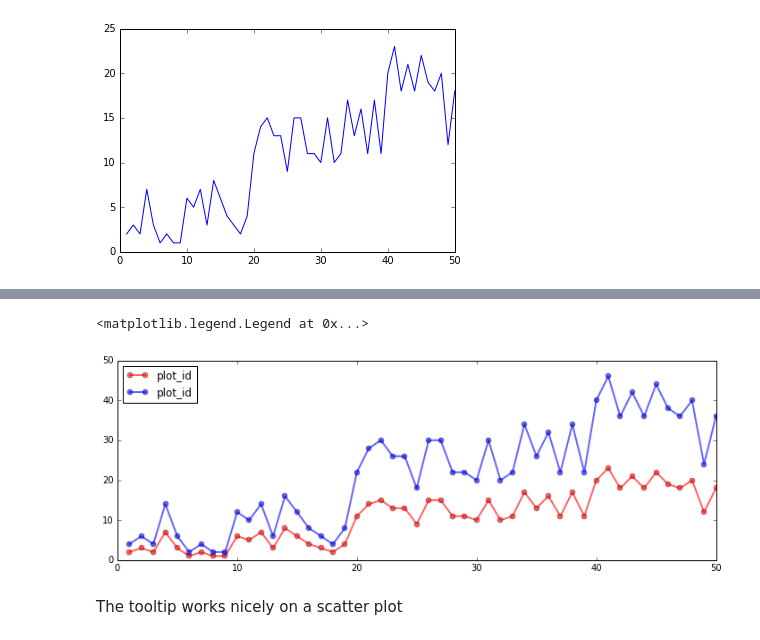
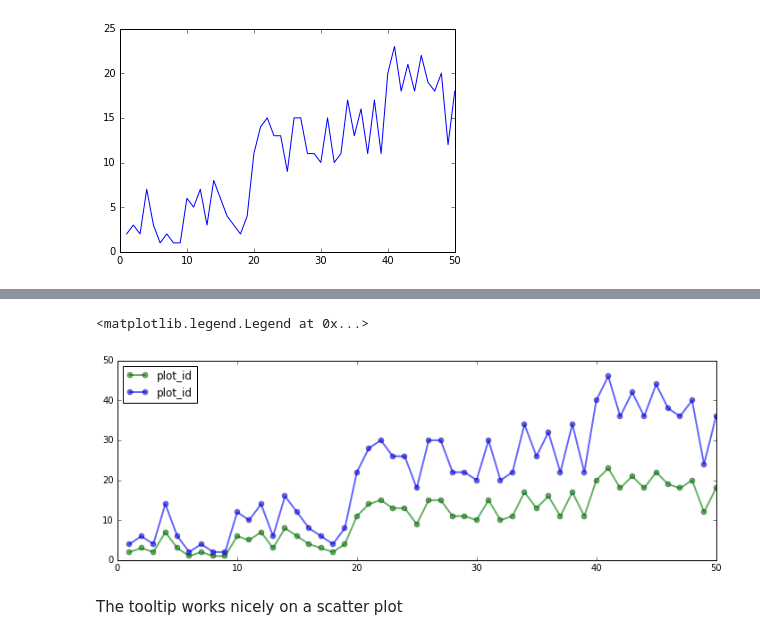
Before and after one commit to inkandswitch/livebook, a Jupyter notebook: sample-notebooks/plots.ipynb, the cells around one changed output, grey strips where cells are left out. Drawn from its saved outputs; the diff is of its cells as text; code cells hidden in the pictures.

Commit message:
Plots notebook without ax

```diff
--- a/sample-notebooks/plots.ipynb
+++ b/sample-notebooks/plots.ipynb
@@ -36,11 +42,11 @@ plt.plot(df.record_id, df.plot_id)
 # %%
-fig, ax = plt.subplots(figsize=(12, 4))
-plt.plot(df.record_id, df.plot_id, '-o', color='r', lw=2, alpha=0.6)
+fig = plt.figure(figsize=(12, 4))
+plt.plot(df.record_id, df.plot_id, '-o', color='g', lw=2, alpha=0.6)
 plt.plot(df.record_id, df.plot_id*2, '-o',  lw=2, alpha=0.6)
 plt.legend(loc='best')
 # %% [output]
 <matplotlib.legend.Legend at 0x...>
-[figure, old version]
+[figure, new version]
 # %% [markdown]
 The tooltip works nicely on a scatter plot
 # %%
```
Also changed, not shown: parts of 4 cells of this notebook.
